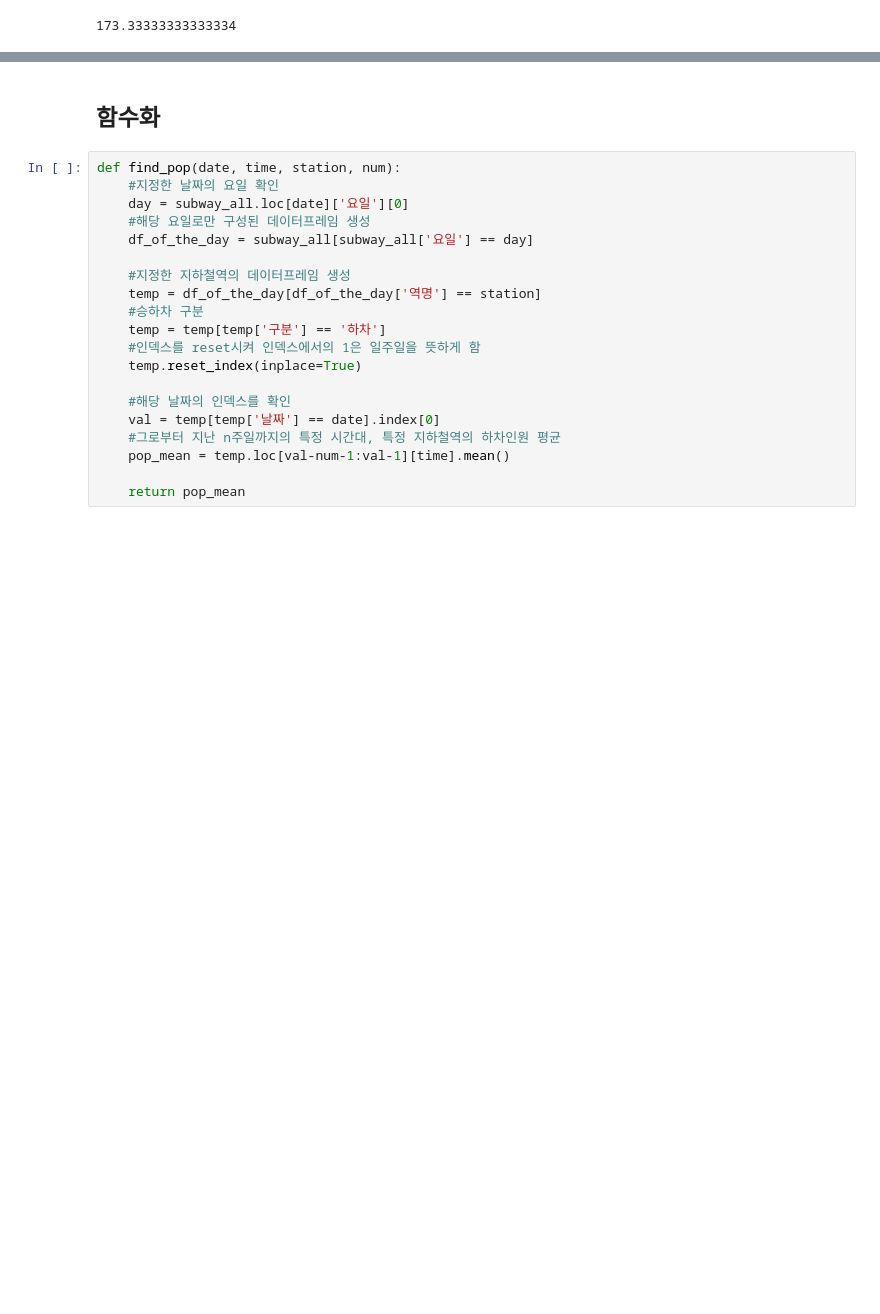
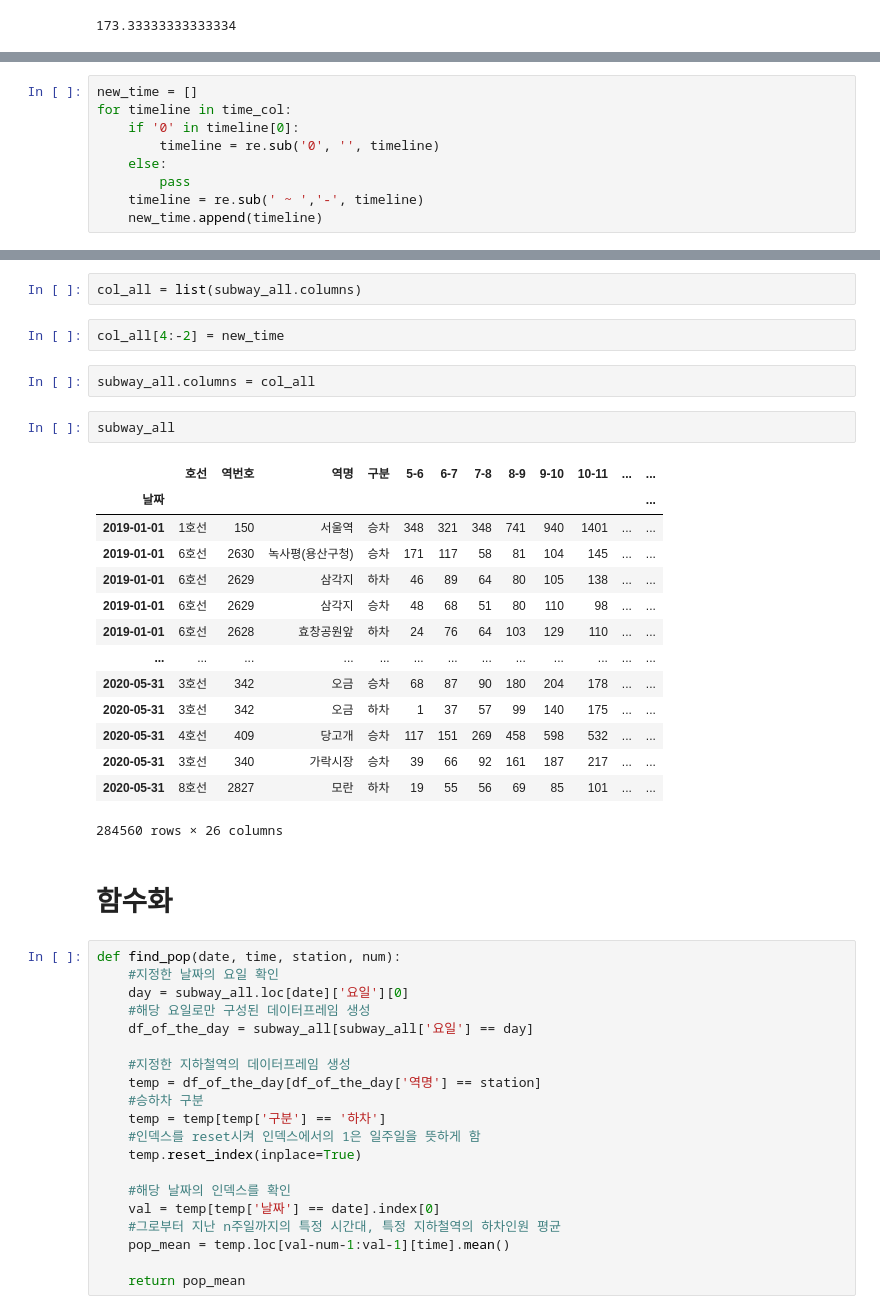
Before and after one commit to Changyoon-Lee/big_contest, a Jupyter notebook: 지난 n주일 지하철 하차데이터.ipynb, the cells around one changed output, grey strips where cells are left out. Saved outputs shown, nothing was run; the diff lists cells and outputs as text; blank space fills up the shorter version.

```diff
--- a/지난 n주일 지하철 하차데이터.ipynb
+++ b/지난 n주일 지하철 하차데이터.ipynb
@@ -133,0 +173,9 @@ test.loc[val-6:val-1]['06 ~ 07'].mean()
+# %%
+new_time = []
+for timeline in time_col:
+    if '0' in timeline[0]:
+        timeline = re.sub('0', '', timeline)
+    else:
+        pass
+    timeline = re.sub(' ~ ','-', timeline)
+    new_time.append(timeline)
@@ -134,5 +207,28 @@ test.loc[val-6:val-1]['06 ~ 07'].mean()
+# %%
+col_all = list(subway_all.columns)
+# %%
+col_all[4:-2] = new_time
+# %%
+subway_all.columns = col_all
+# %%
+subway_all
+# %% [output]
+|  | 호선 | 역번호 | 역명 | 구분 | 5-6 | 6-7 | 7-8 | 8-9 | 9-10 | 10-11 | ... | ... |
+| 날짜 |  |  |  |  |  |  |  |  |  |  |  | ... |
+| 2019-01-01 | 1호선 | 150 | 서울역 | 승차 | 348 | 321 | 348 | 741 | 940 | 1401 | ... | ... |
+| 2019-01-01 | 6호선 | 2630 | 녹사평(용산구청) | 승차 | 171 | 117 | 58 | 81 | 104 | 145 | ... | ... |
+| 2019-01-01 | 6호선 | 2629 | 삼각지 | 하차 | 46 | 89 | 64 | 80 | 105 | 138 | ... | ... |
+| 2019-01-01 | 6호선 | 2629 | 삼각지 | 승차 | 48 | 68 | 51 | 80 | 110 | 98 | ... | ... |
+| 2019-01-01 | 6호선 | 2628 | 효창공원앞 | 하차 | 24 | 76 | 64 | 103 | 129 | 110 | ... | ... |
+| ... | ... | ... | ... | ... | ... | ... | ... | ... | ... | ... | ... | ... |
+| 2020-05-31 | 3호선 | 342 | 오금 | 승차 | 68 | 87 | 90 | 180 | 204 | 178 | ... | ... |
+| 2020-05-31 | 3호선 | 342 | 오금 | 하차 | 1 | 37 | 57 | 99 | 140 | 175 | ... | ... |
+| 2020-05-31 | 4호선 | 409 | 당고개 | 승차 | 117 | 151 | 269 | 458 | 598 | 532 | ... | ... |
+| 2020-05-31 | 3호선 | 340 | 가락시장 | 승차 | 39 | 66 | 92 | 161 | 187 | 217 | ... | ... |
+| 2020-05-31 | 8호선 | 2827 | 모란 | 하차 | 19 | 55 | 56 | 69 | 85 | 101 | ... | ... |
+284560 rows × 26 columns
 # %% [markdown]
-## 함수화
+# 함수화
 # %%
 def find_pop(date, time, station, num):
     #지정한 날짜의 요일 확인
```
Also changed, not shown: parts of 9 cells of this notebook.
